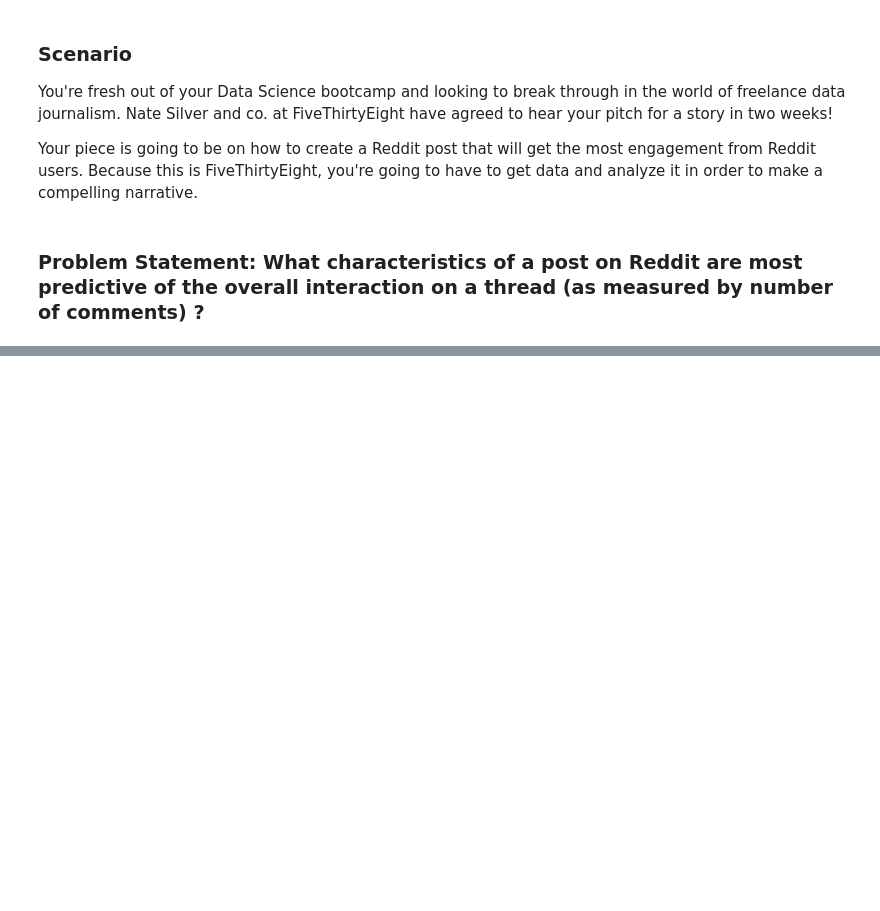
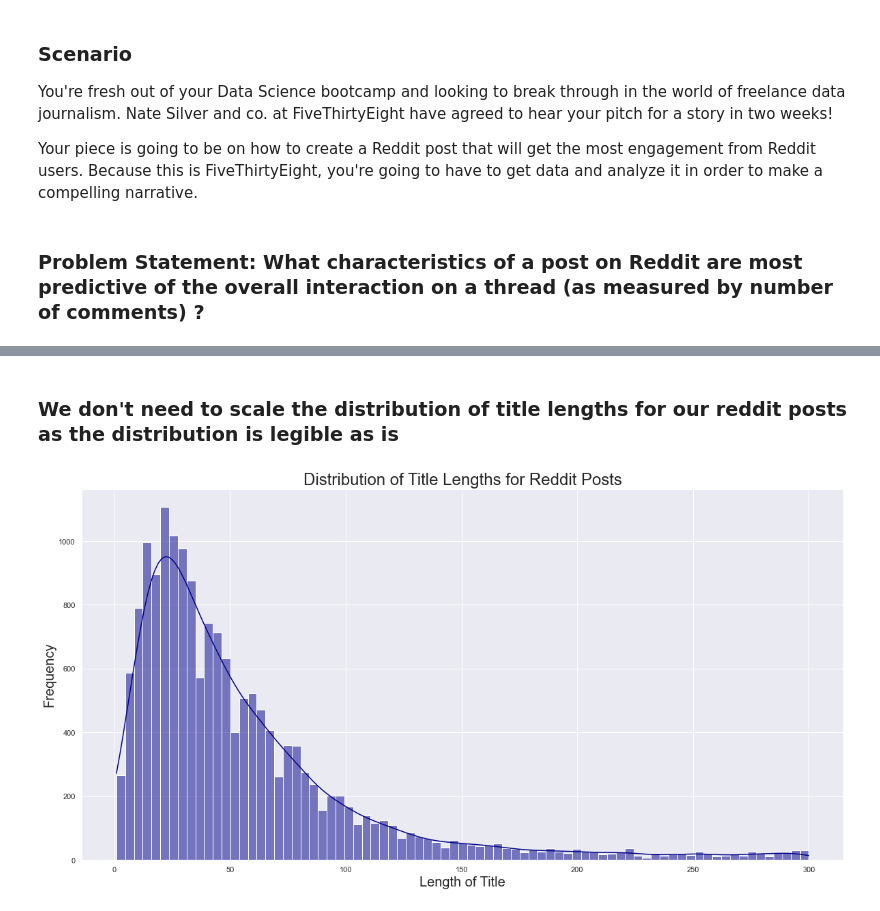
Before and after one commit to Mcapp1/Reddit-Classification-NLP, a Jupyter notebook: Project_3.ipynb, the cells around one changed output, grey strips where cells are left out. Saved outputs shown, nothing was run; the diff lists cells and outputs as text; code cells hidden in the pictures; blank space fills up the shorter version.

```diff
--- a/Project_3.ipynb
+++ b/Project_3.ipynb
@@ -144,0 +270,12 @@ df
+# %% [markdown]
+### We don't need to scale the distribution of title lengths for our reddit posts as the distribution is legible as is
+# %%
+ax = sns.histplot(df.title_length,log_scale=False,
+                  kde=True,color='darkblue')
+sns.set(rc = {'figure.figsize':(20,8)});
+
+ax.set_title('Distribution of Title Lengths for Reddit Posts',fontsize=24)
+ax.set_xlabel('Length of Title', fontsize = 20);
+ax.set_ylabel('Frequency', fontsize=20);
+# %% [output]
+[figure, added]
```
Also changed, not shown: parts of 157 cells of this notebook, 2 other files.
